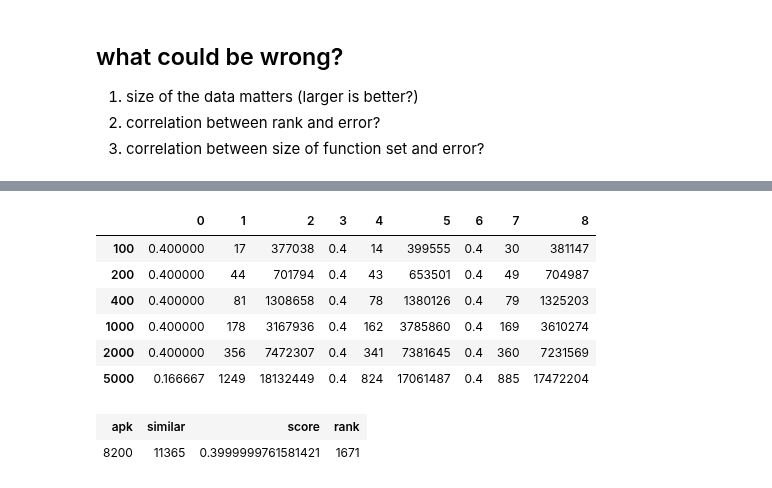
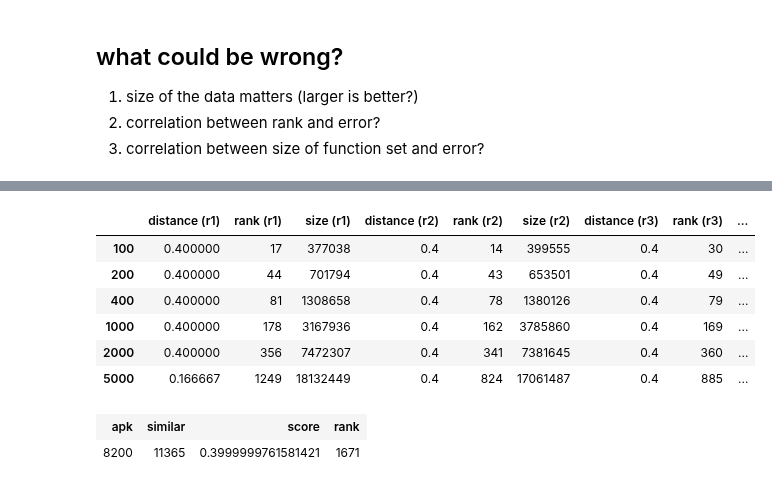
Before and after one commit to jrybicki-jsc/smms, a Jupyter notebook: graphla/distanceproblems.ipynb, the cells around one changed output, grey strips where cells are left out. Cells and saved outputs as stored; diff of their text form; code cells hidden in the pictures.

```diff
--- a/graphla/distanceproblems.ipynb
+++ b/graphla/distanceproblems.ipynb
@@ -225,13 +231,16 @@ defaultdict(list,
 # %%
-pd.DataFrame.from_dict(distances, orient='index')
+pd.DataFrame.from_dict(distances, orient='index', columns=[
+                                                           'distance (r1)', 'rank (r1)','size (r1)',
+                                                           'distance (r2)', 'rank (r2)','size (r2)',
+                                                           'distance (r3)', 'rank (r3)','size (r3)'])
 # %% [output]
-|  | 0 | 1 | 2 | 3 | 4 | 5 | 6 | 7 | 8 |
-| 100 | 0.400000 | 17 | 377038 | 0.4 | 14 | 399555 | 0.4 | 30 | 381147 |
-| 200 | 0.400000 | 44 | 701794 | 0.4 | 43 | 653501 | 0.4 | 49 | 704987 |
-| 400 | 0.400000 | 81 | 1308658 | 0.4 | 78 | 1380126 | 0.4 | 79 | 1325203 |
-| 1000 | 0.400000 | 178 | 3167936 | 0.4 | 162 | 3785860 | 0.4 | 169 | 3610274 |
-| 2000 | 0.400000 | 356 | 7472307 | 0.4 | 341 | 7381645 | 0.4 | 360 | 7231569 |
-| 5000 | 0.166667 | 1249 | 18132449 | 0.4 | 824 | 17061487 | 0.4 | 885 | 17472204 |
+|  | distance (r1) | rank (r1) | size (r1) | distance (r2) | rank (r2) | size (r2) | distance (r3) | rank (r3) | ... |
+| 100 | 0.400000 | 17 | 377038 | 0.4 | 14 | 399555 | 0.4 | 30 | ... |
+| 200 | 0.400000 | 44 | 701794 | 0.4 | 43 | 653501 | 0.4 | 49 | ... |
+| 400 | 0.400000 | 81 | 1308658 | 0.4 | 78 | 1380126 | 0.4 | 79 | ... |
+| 1000 | 0.400000 | 178 | 3167936 | 0.4 | 162 | 3785860 | 0.4 | 169 | ... |
+| 2000 | 0.400000 | 356 | 7472307 | 0.4 | 341 | 7381645 | 0.4 | 360 | ... |
+| 5000 | 0.166667 | 1249 | 18132449 | 0.4 | 824 | 17061487 | 0.4 | 885 | ... |
 # %%
 # playing with some parameters: no fixes found?
 #seed_item_set_size = 0
```
Also changed, not shown: parts of 29 cells of this notebook, 2 other files.
